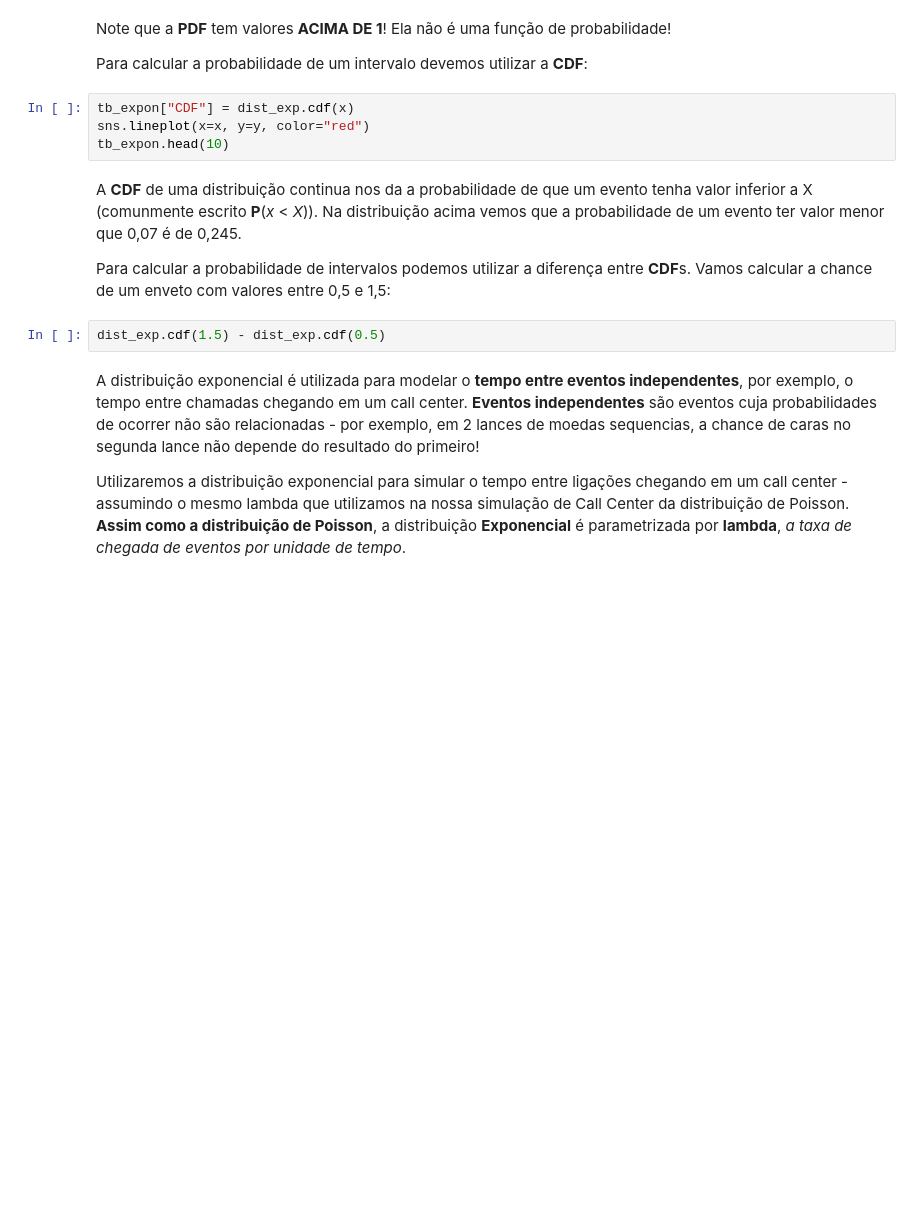
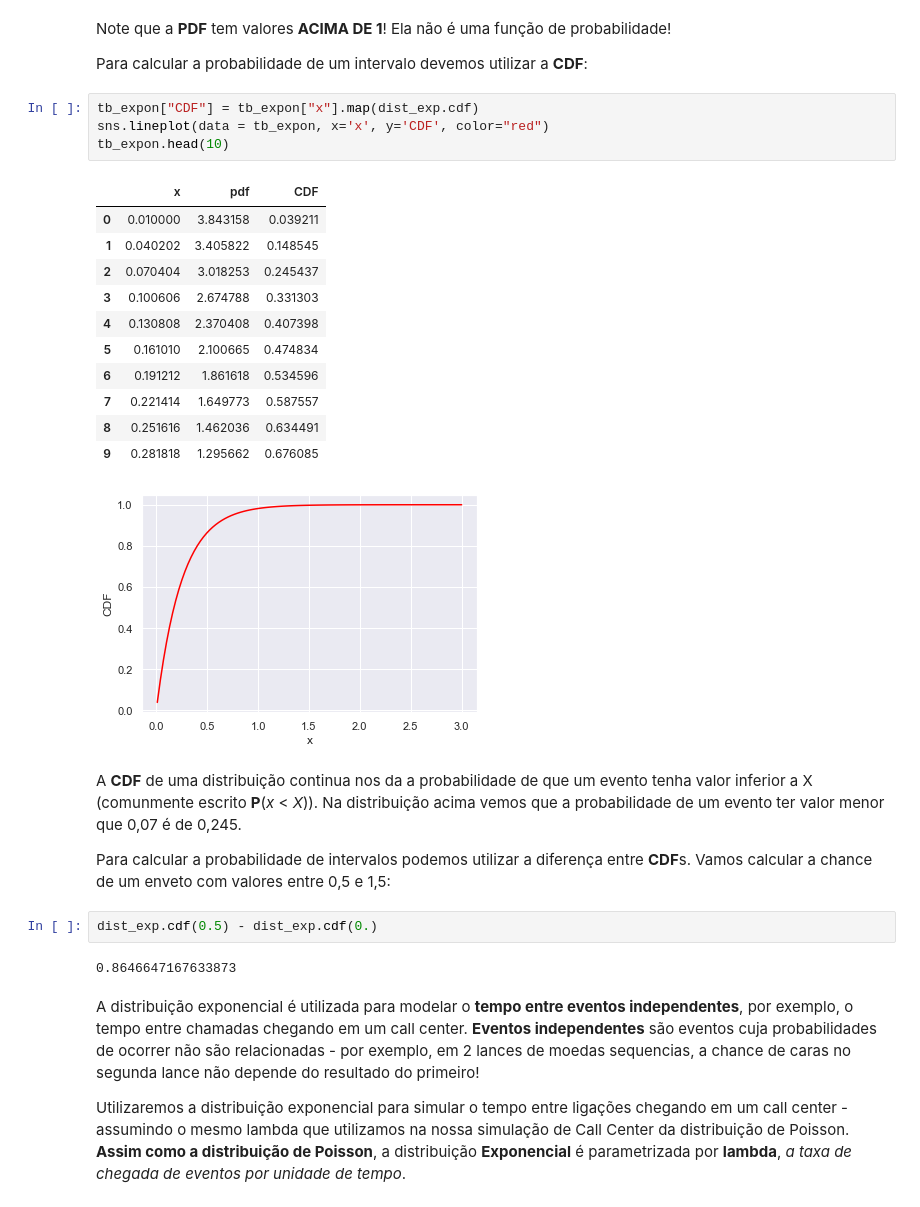
Before and after one commit to pedroteche-ih/79_PT_JUN2022, a Jupyter notebook: aulas/79 DA PT JUN-2022 Probabilidade.ipynb, the cells around one changed output. Saved outputs shown, nothing was run; the diff lists cells and outputs as text; blank space fills up the shorter version.

```diff
--- a/aulas/79 DA PT JUN-2022 Probabilidade.ipynb
+++ b/aulas/79 DA PT JUN-2022 Probabilidade.ipynb
@@ -478,15 +736,30 @@ Note que a **PDF** tem valores **ACIMA DE 1**! Ela não é uma função de proba
 
 Para calcular a probabilidade de um intervalo devemos utilizar a **CDF**:
 # %%
-tb_expon["CDF"] = dist_exp.cdf(x)
-sns.lineplot(x=x, y=y, color="red")
+tb_expon["CDF"] = tb_expon["x"].map(dist_exp.cdf)
+sns.lineplot(data = tb_expon, x='x', y='CDF', color="red")
 tb_expon.head(10)
+# %% [output]
+|  | x | pdf | CDF |
+| 0 | 0.010000 | 3.843158 | 0.039211 |
+| 1 | 0.040202 | 3.405822 | 0.148545 |
+| 2 | 0.070404 | 3.018253 | 0.245437 |
+| 3 | 0.100606 | 2.674788 | 0.331303 |
+| 4 | 0.130808 | 2.370408 | 0.407398 |
+| 5 | 0.161010 | 2.100665 | 0.474834 |
+| 6 | 0.191212 | 1.861618 | 0.534596 |
+| 7 | 0.221414 | 1.649773 | 0.587557 |
+| 8 | 0.251616 | 1.462036 | 0.634491 |
+| 9 | 0.281818 | 1.295662 | 0.676085 |
+[figure, added]
 # %% [markdown]
 A **CDF** de uma distribuição continua nos da a probabilidade de que um evento tenha valor inferior a X (comunmente escrito **P**(*x* < *X*)). Na distribuição acima vemos que a probabilidade de um evento ter valor menor que 0,07 é de 0,245.
 
 Para calcular a probabilidade de intervalos podemos utilizar a diferença entre **CDF**s. Vamos calcular a chance de um enveto com valores entre 0,5 e 1,5:
 # %%
-dist_exp.cdf(1.5) - dist_exp.cdf(0.5)
+dist_exp.cdf(0.5) - dist_exp.cdf(0.)
+# %% [output]
+0.8646647167633873
 # %% [markdown]
 A distribuição exponencial é utilizada para modelar o **tempo entre eventos independentes**, por exemplo, o tempo entre chamadas chegando em um call center. **Eventos independentes** são eventos cuja probabilidades de ocorrer não são relacionadas - por exemplo, em 2 lances de moedas sequencias, a chance de caras no segunda lance não depende do resultado do primeiro!
 
```
Also changed, not shown: parts of 85 cells of this notebook, 2 other files.
